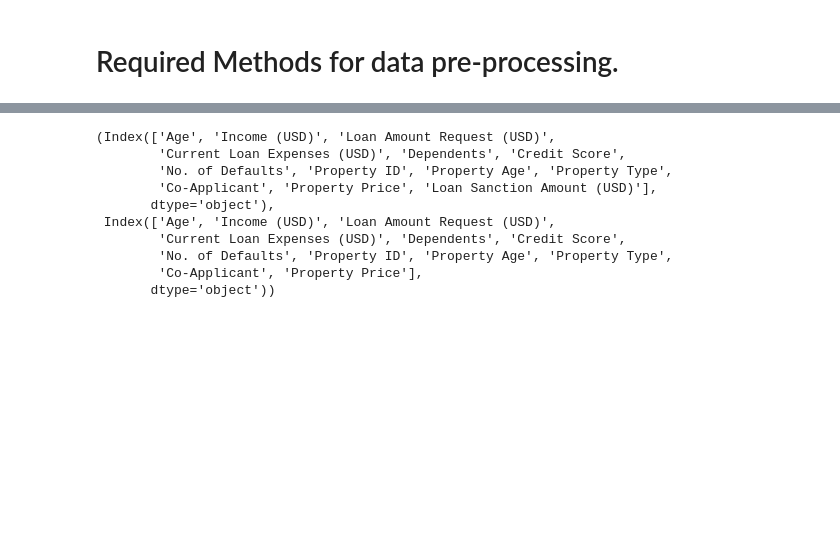
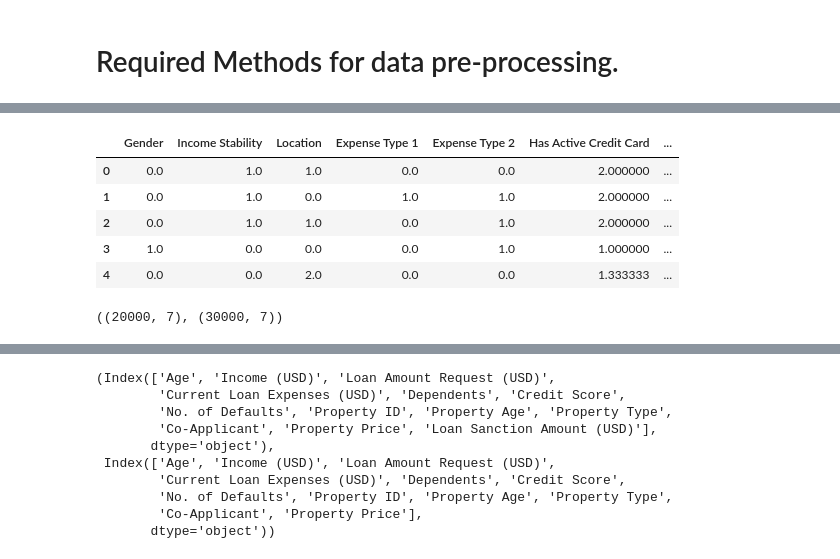
Before and after one commit to imsajidsaif/Projects, a Jupyter notebook: Cipla_DataScience_Hiring (1).ipynb, the cells around one changed output, grey strips where cells are left out. Saved outputs shown, nothing was run; the diff lists cells and outputs as text; code cells hidden in the pictures; blank space fills up the shorter version.

```diff
--- a/Cipla_DataScience_Hiring (1).ipynb
+++ b/Cipla_DataScience_Hiring (1).ipynb
@@ -170,0 +278,5 @@ numerical_data_test,categorical_data_test=split_data_into_cat_and_num(test)
+# %%
+categorical_data_test['Has Active Credit Card']=categorical_data_test['Has Active Credit Card'].replace(3,np.nan)
+categorical_data_test['Gender']=categorical_data_test['Gender'].replace(2,np.nan)
+categorical_data_test['Income Stability']=categorical_data_test['Income Stability'].replace(2,np.nan)
+categorical_data_test['Property Location']=categorical_data_test['Property Location'].replace(3,np.nan)
@@ -170,0 +307,4 @@ numerical_data_test,categorical_data_test=split_data_into_cat_and_num(test)
+# %%
+Y=categorical_data_test[['Gender', 'Income Stability',
+       'Location', 'Expense Type 1', 'Expense Type 2',
+       'Has Active Credit Card', 'Property Location']].values
@@ -170,0 +316,5 @@ numerical_data_test,categorical_data_test=split_data_into_cat_and_num(test)
+# %%
+import numpy as np
+from sklearn.impute import KNNImputer
+imputer = KNNImputer(n_neighbors=3)
+my=imputer.fit_transform(Y)
@@ -170,0 +325,13 @@ numerical_data_test,categorical_data_test=split_data_into_cat_and_num(test)
+# %%
+imputed_df_test=pd.DataFrame(my,columns=['Gender', 'Income Stability',
+       'Location', 'Expense Type 1', 'Expense Type 2',
+       'Has Active Credit Card', 'Property Location'])
+# %%
+imputed_df_test.head()
+# %% [output]
+|  | Gender | Income Stability | Location | Expense Type 1 | Expense Type 2 | Has Active Credit Card | ... |
+| 0 | 0.0 | 1.0 | 1.0 | 0.0 | 0.0 | 2.000000 | ... |
+| 1 | 0.0 | 1.0 | 0.0 | 1.0 | 1.0 | 2.000000 | ... |
+| 2 | 0.0 | 1.0 | 1.0 | 0.0 | 1.0 | 2.000000 | ... |
+| 3 | 1.0 | 0.0 | 0.0 | 0.0 | 1.0 | 1.000000 | ... |
+| 4 | 0.0 | 0.0 | 2.0 | 0.0 | 0.0 | 1.333333 | ... |
@@ -170,0 +344,4 @@ numerical_data_test,categorical_data_test=split_data_into_cat_and_num(test)
+# %%
+imputed_df_test.shape,imputed_df_train.shape
+# %% [output]
+((20000, 7), (30000, 7))
```
Also changed, not shown: parts of 70 cells of this notebook.
